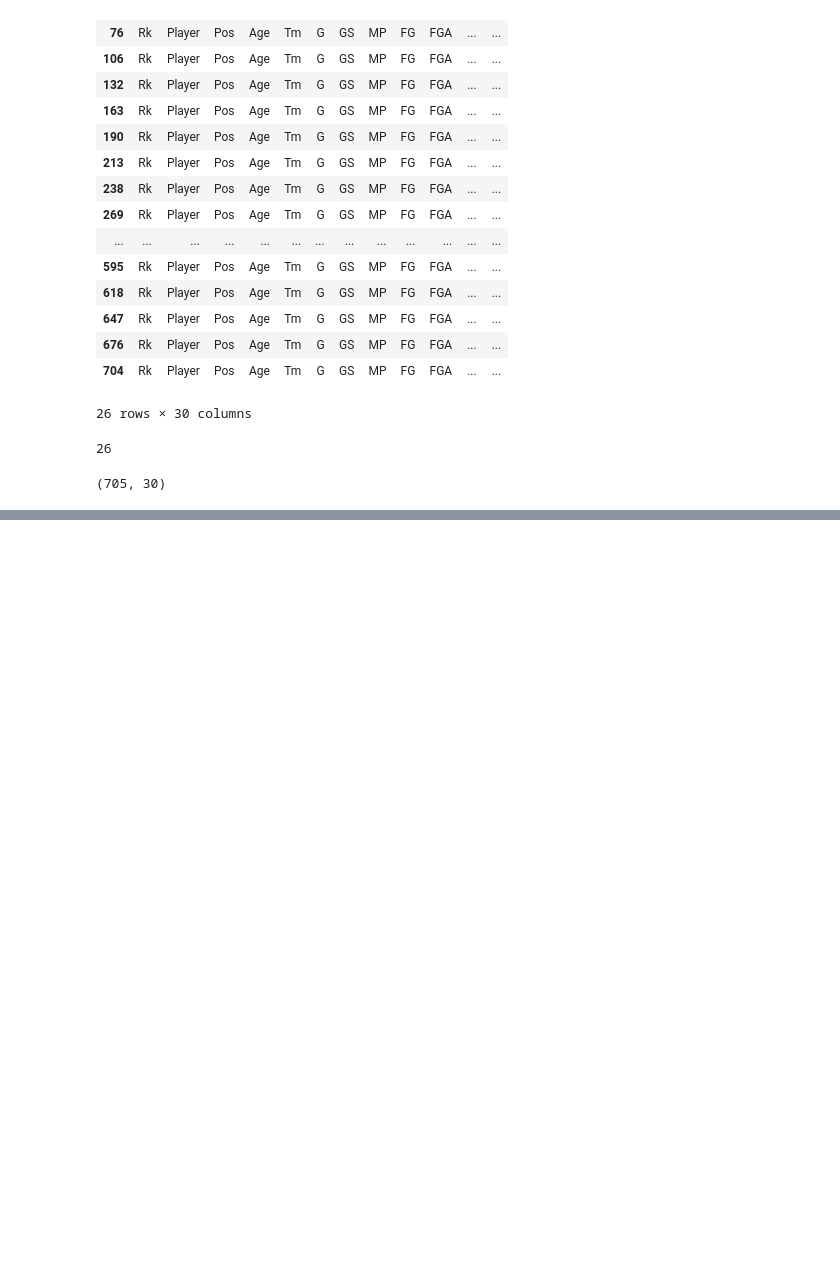
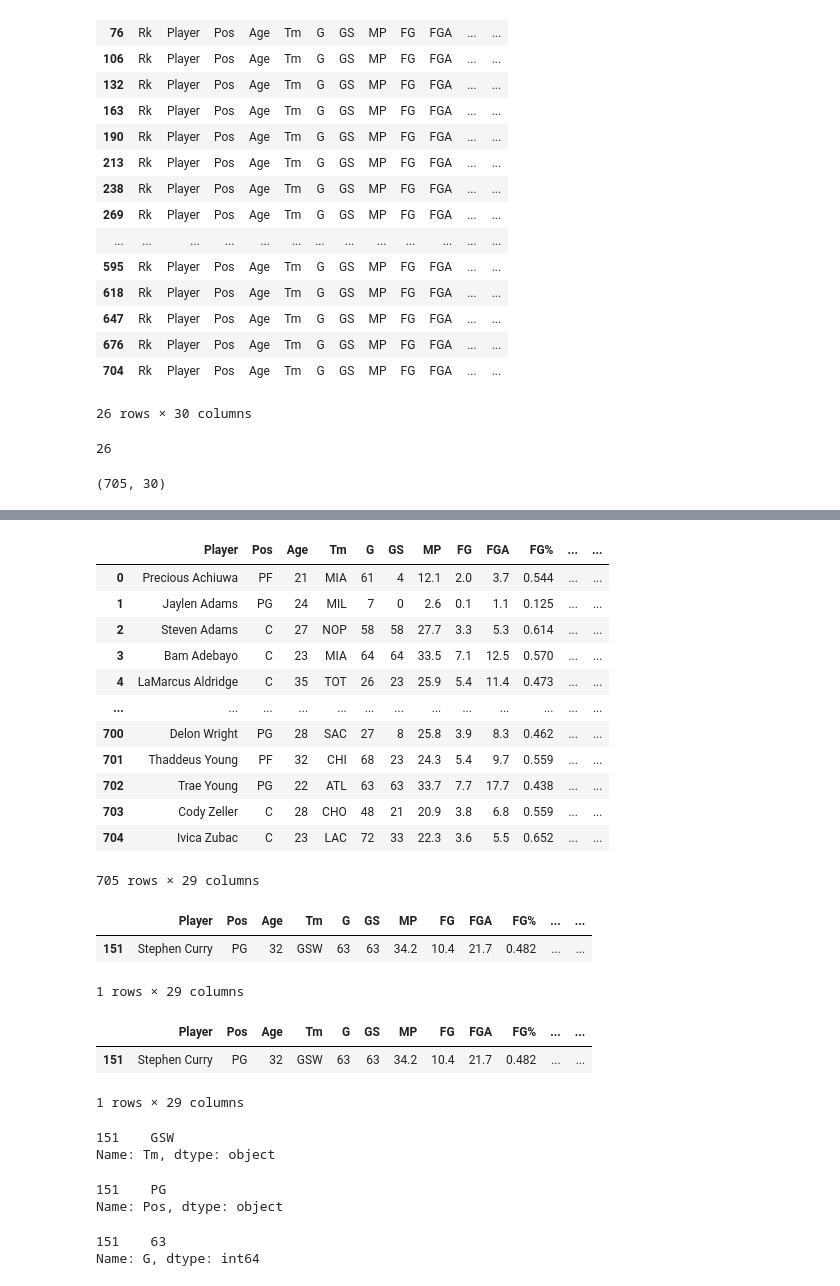
Before and after one commit to Gemar30/EDA_Activities, a Jupyter notebook: EDA NBA 20-21.ipynb, the cells around one changed output, grey strips where cells are left out. Cells and saved outputs as stored; diff of their text form; code cells hidden in the pictures; blank space fills up the shorter version.

```diff
--- a/EDA NBA 20-21.ipynb
+++ b/EDA NBA 20-21.ipynb
@@ -109,0 +230,26 @@ EDA
+# %%
+# You can back the option to default
+pd.set_option('display.max_rows', 10)
+df_2021
+# %% [output]
+|  | Player | Pos | Age | Tm | G | GS | MP | FG | FGA | FG% | ... | ... |
+| 0 | Precious Achiuwa | PF | 21 | MIA | 61 | 4 | 12.1 | 2.0 | 3.7 | 0.544 | ... | ... |
+| 1 | Jaylen Adams | PG | 24 | MIL | 7 | 0 | 2.6 | 0.1 | 1.1 | 0.125 | ... | ... |
+| 2 | Steven Adams | C | 27 | NOP | 58 | 58 | 27.7 | 3.3 | 5.3 | 0.614 | ... | ... |
+| 3 | Bam Adebayo | C | 23 | MIA | 64 | 64 | 33.5 | 7.1 | 12.5 | 0.570 | ... | ... |
+| 4 | LaMarcus Aldridge | C | 35 | TOT | 26 | 23 | 25.9 | 5.4 | 11.4 | 0.473 | ... | ... |
+| ... | ... | ... | ... | ... | ... | ... | ... | ... | ... | ... | ... | ... |
+| 700 | Delon Wright | PG | 28 | SAC | 27 | 8 | 25.8 | 3.9 | 8.3 | 0.462 | ... | ... |
+| 701 | Thaddeus Young | PF | 32 | CHI | 68 | 23 | 24.3 | 5.4 | 9.7 | 0.559 | ... | ... |
+| 702 | Trae Young | PG | 22 | ATL | 63 | 63 | 33.7 | 7.7 | 17.7 | 0.438 | ... | ... |
+| 703 | Cody Zeller | C | 28 | CHO | 48 | 21 | 20.9 | 3.8 | 6.8 | 0.559 | ... | ... |
+| 704 | Ivica Zubac | C | 23 | LAC | 72 | 33 | 22.3 | 3.6 | 5.5 | 0.652 | ... | ... |
+705 rows × 29 columns
+# %%
+# Which player scores the most points per game
+
+df_2021[df_2021.PTS==df_2021.PTS.max()]
+# %% [output]
+|  | Player | Pos | Age | Tm | G | GS | MP | FG | FGA | FG% | ... | ... |
+| 151 | Stephen Curry | PG | 32 | GSW | 63 | 63 | 34.2 | 10.4 | 21.7 | 0.482 | ... | ... |
+1 rows × 29 columns
@@ -109,0 +259,24 @@ EDA
+# %%
+player_max_points
+# %% [output]
+|  | Player | Pos | Age | Tm | G | GS | MP | FG | FGA | FG% | ... | ... |
+| 151 | Stephen Curry | PG | 32 | GSW | 63 | 63 | 34.2 | 10.4 | 21.7 | 0.482 | ... | ... |
+1 rows × 29 columns
+# %%
+#Name of the team of that player
+player_max_points.Tm
+# %% [output]
+151    GSW
+Name: Tm, dtype: object
+# %%
+# Position of Player
+player_max_points.Pos
+# %% [output]
+151    PG
+Name: Pos, dtype: object
+# %%
+#Number of Games played of player
+player_max_points.G
+# %% [output]
+151    63
+Name: G, dtype: int64
```
Also changed, not shown: parts of 27 cells of this notebook, 2 other files.
